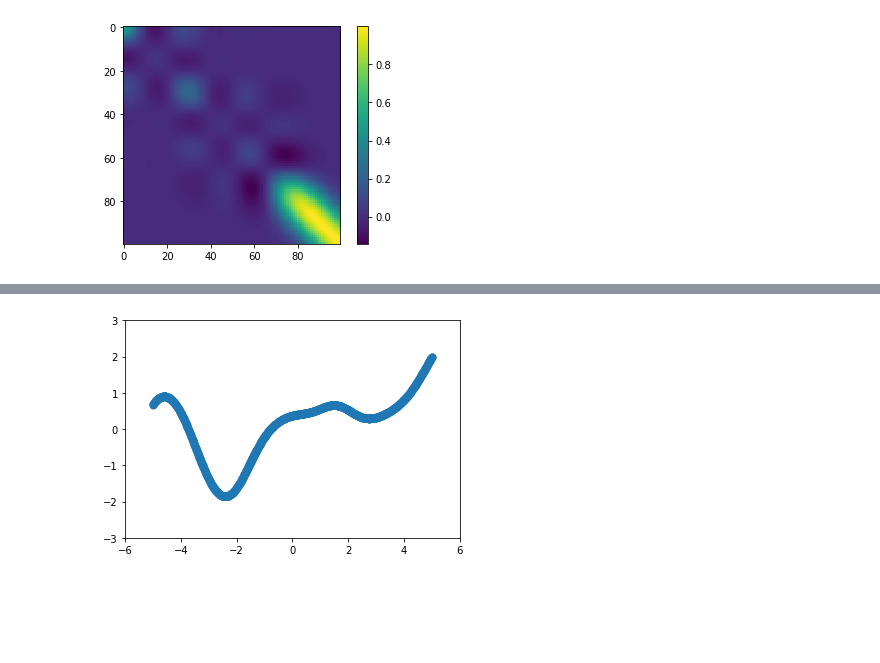
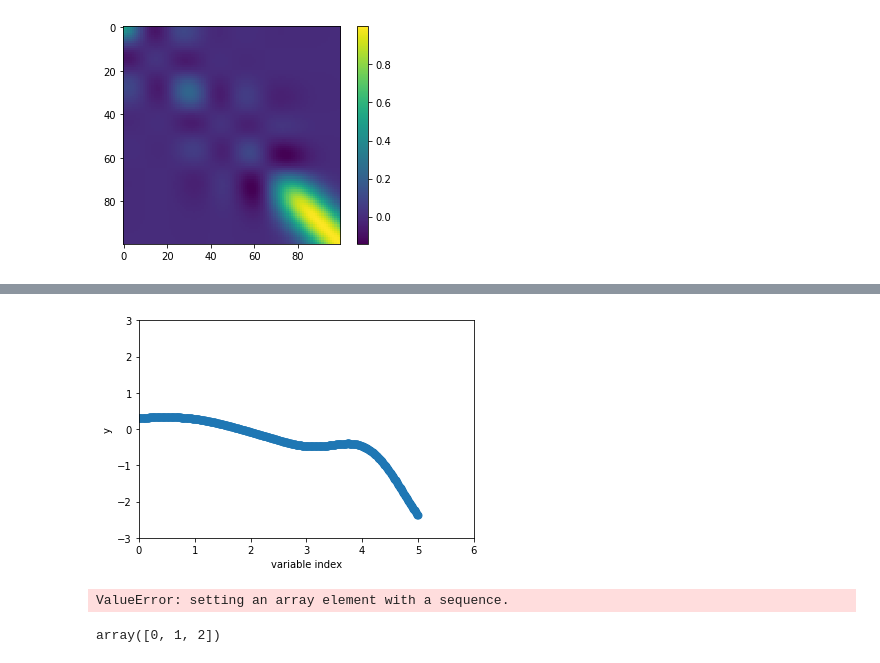
Before and after one commit to ks8/machine-learning-for-structure, a Jupyter notebook: GP.ipynb, the cells around one changed output, grey strips where cells are left out. Drawn from its saved outputs; the diff is of its cells as text; code cells hidden in the pictures; blank space fills up the shorter version.

```diff
--- a/GP.ipynb
+++ b/GP.ipynb
@@ -180,12 +186,14 @@ plt.plot(x_test, y_pred, linestyle='-')
 # %%
 test_num = 1000
 X_test = np.expand_dims(np.linspace(-5, 5, test_num), axis=1)
 K = np.exp(-0.5*spatial.distance.cdist(X_test, X_test, metric='sqeuclidean'))
 u = np.zeros(test_num)
 Y_test = np.random.multivariate_normal(u, K, 1)
 for i in range(1):
-    plt.xlim((-6, 6))
+    plt.xlim((0, 6))
     plt.ylim(-3, 3)
     plt.plot(X_test, Y_test[i], linestyle='', marker='o', markersize=7)
+    plt.xlabel('variable index')
+    plt.ylabel('y')
 # %% [output]
-[figure, old version]
+[figure, new version]
@@ -191,0 +212,8 @@ for i in range(1):
+# %%
+expand(X)
+# %% [output]
+ValueError: setting an array element with a sequence.
+# %%
+np.array([0, 1, 2])
+# %% [output]
+array([0, 1, 2])
```
Also changed, not shown: parts of 12 cells of this notebook, 1 other file.
